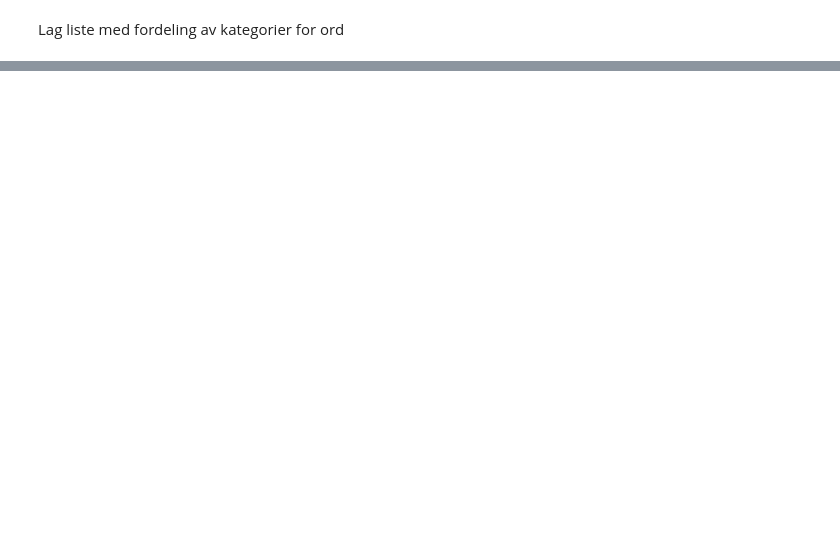
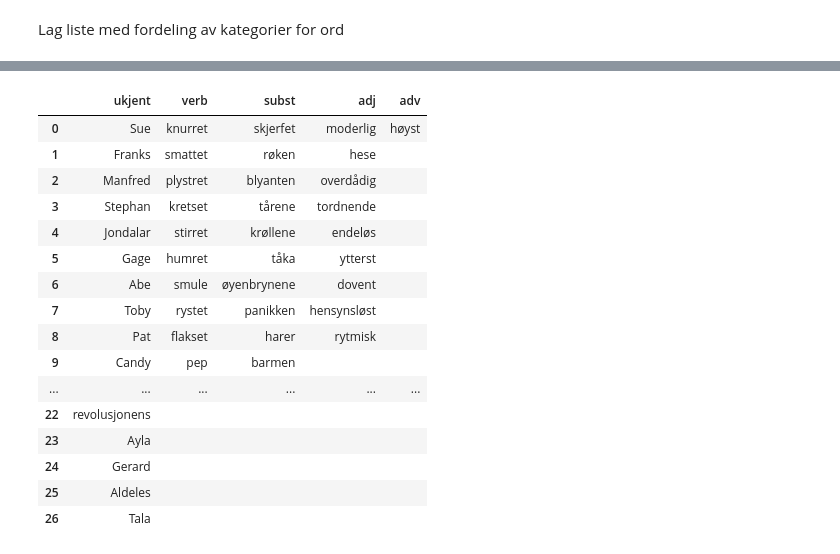
Before and after one commit to Yoonsen/Oversettelse, a Jupyter notebook: oversettelse_analyse_MONS-mandag-25.ipynb, the cells around one changed output, grey strips where cells are left out. Cells and saved outputs as stored; diff of their text form; code cells hidden in the pictures; blank space fills up the shorter version.

```diff
--- a/oversettelse_analyse_MONS-mandag-25.ipynb
+++ b/oversettelse_analyse_MONS-mandag-25.ipynb
@@ -757,0 +954,20 @@ right_coll.fillna(0).style.background_gradient(axis=1)
+# %%
+klassifikasjon(nb.frame(cbefore['weight'].fillna(0).mean(axis=1)))
+# %% [output]
+|  | ukjent | verb | subst | adj | adv |
+| 0 | Sue | knurret | skjerfet | moderlig | høyst |
+| 1 | Franks | smattet | røken | hese |  |
+| 2 | Manfred | plystret | blyanten | overdådig |  |
+| 3 | Stephan | kretset | tårene | tordnende |  |
+| 4 | Jondalar | stirret | krøllene | endeløs |  |
+| 5 | Gage | humret | tåka | ytterst |  |
+| 6 | Abe | smule | øyenbrynene | dovent |  |
+| 7 | Toby | rystet | panikken | hensynsløst |  |
+| 8 | Pat | flakset | harer | rytmisk |  |
+| 9 | Candy | pep | barmen |  |  |
+| ... | ... | ... | ... | ... | ... |
+| 22 | revolusjonens |  |  |  |  |
+| 23 | Ayla |  |  |  |  |
+| 24 | Gerard |  |  |  |  |
+| 25 | Aldeles |  |  |  |  |
+| 26 | Tala |  |  |  |  |
```
Also changed, not shown: parts of 37 cells of this notebook, 10 other files.
